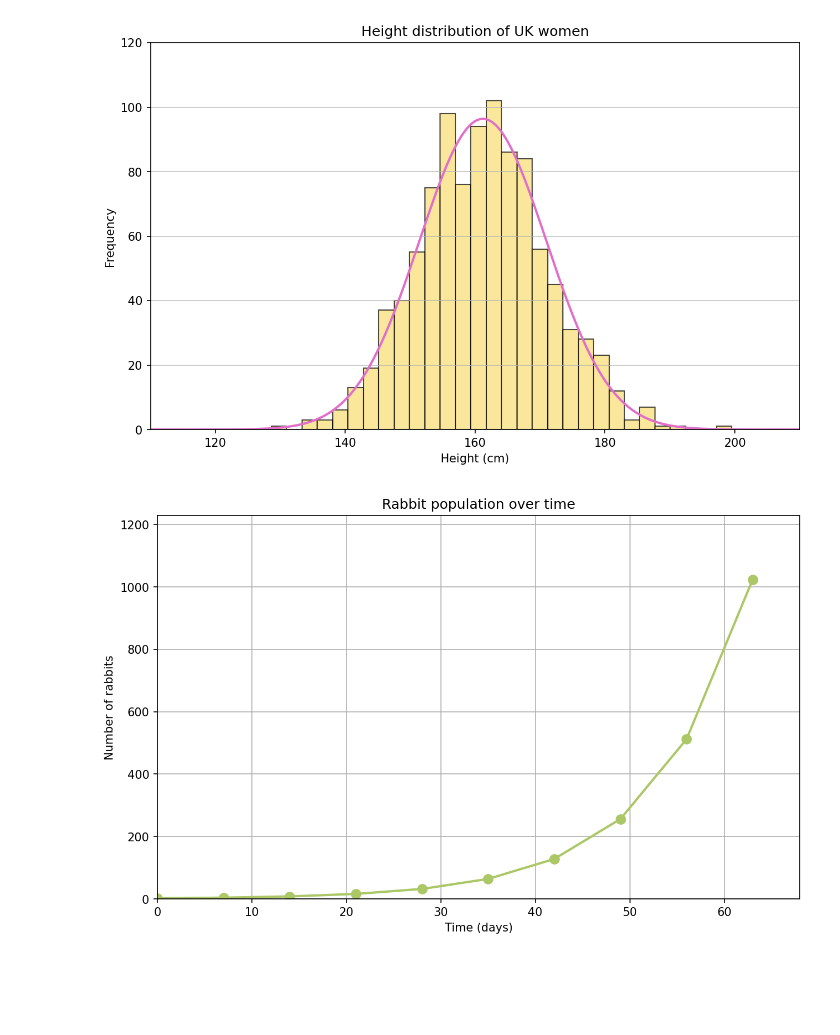
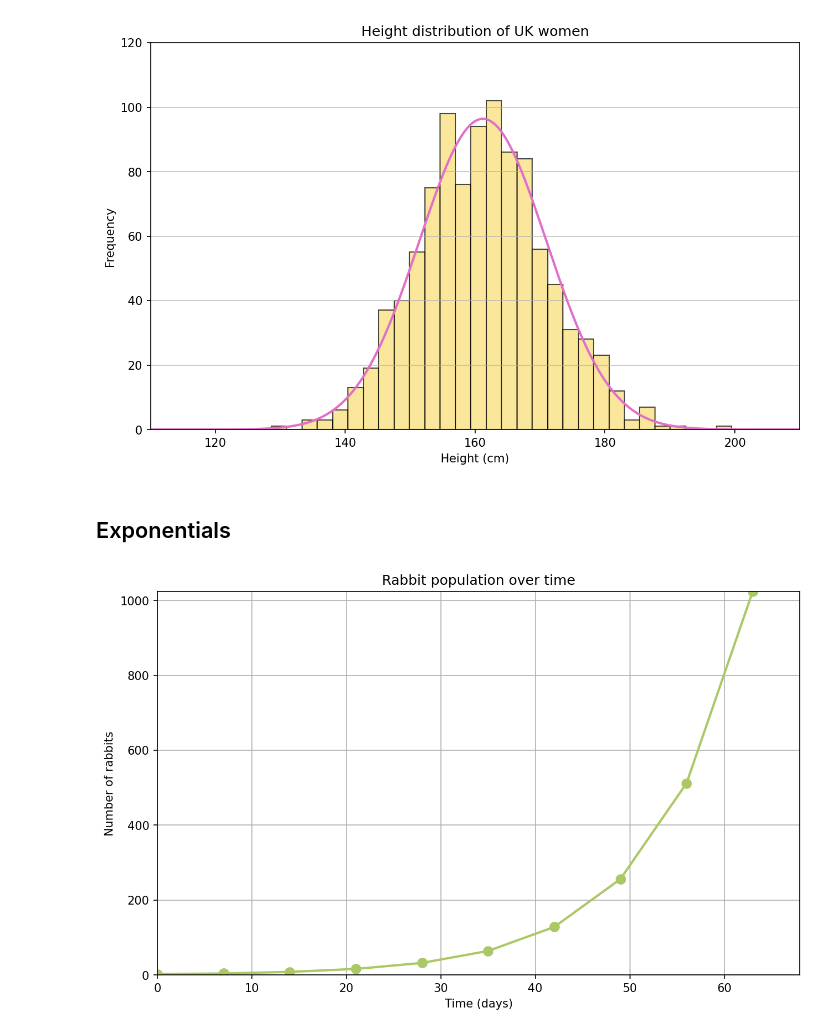
Before and after one commit to Bea-Taylor/CASA007_lectures, a Jupyter notebook: L2_graphics.ipynb, the cells around one changed output. Cells and saved outputs as stored; diff of their text form; code cells hidden in the pictures; blank space fills up the shorter version.

```diff
--- a/L2_graphics.ipynb
+++ b/L2_graphics.ipynb
@@ -245,6 +299,8 @@ plt.savefig("L2_images/height_histogram_pdf.png", dpi=300, bbox_inches='tight',
 plt.show()
 # %% [output]
 [figure]
+# %% [markdown]
+## Exponentials
 # %%
 # Parameters
 N0 = 2         # initial number of rabbits
@@ -252,33 +308,36 @@ doubling_days = 7
 num_points = 10  # number of points to show
 
 # Generate discrete time points (every 7 days)
 t_points = np.arange(0, doubling_days * num_points, doubling_days)
 N_points = N0 * 2**(t_points // doubling_days)
 
 # Set up figure
 fig, ax = plt.subplots(figsize=(10, 6), dpi=150)
 line, = ax.plot([], [], 'o-', color="#abc766", linewidth=2, markersize=8)
 ax.set_xlim(0, t_points[-1] + 5)
-ax.set_ylim(0, N_points[-1] * 1.2)
+ax.set_ylim(0, N_points[-1])
 ax.set_xlabel("Time (days)")
 ax.set_ylabel("Number of rabbits")
 ax.set_title("Rabbit population over time")
 ax.grid(True)
 
 # Animation update function
 def update(frame):
     # Show points up to current frame
     x_data = t_points[:frame + 1]
     y_data = N_points[:frame + 1]
     line.set_data(x_data, y_data)
     return line,
 
+fig.patch.set_alpha(0)       # figure background
+ax.set_facecolor("none")     # axes background
+
 # Create animation
 ani = FuncAnimation(fig, update, frames=len(t_points), interval=500, blit=True, repeat=True)
 
 # To save as GIF
-ani.save("L2_images/discrete_exponential.gif", writer="pillow")
+ani.save("L2_images/discrete_exponential.gif", writer="pillow", savefig_kwargs={"transparent": True})
 
 plt.show()
 # %% [output]
-[figure, old version]
+[figure, new version]
```
Also changed, not shown: parts of 6 cells of this notebook, 7 other files.
